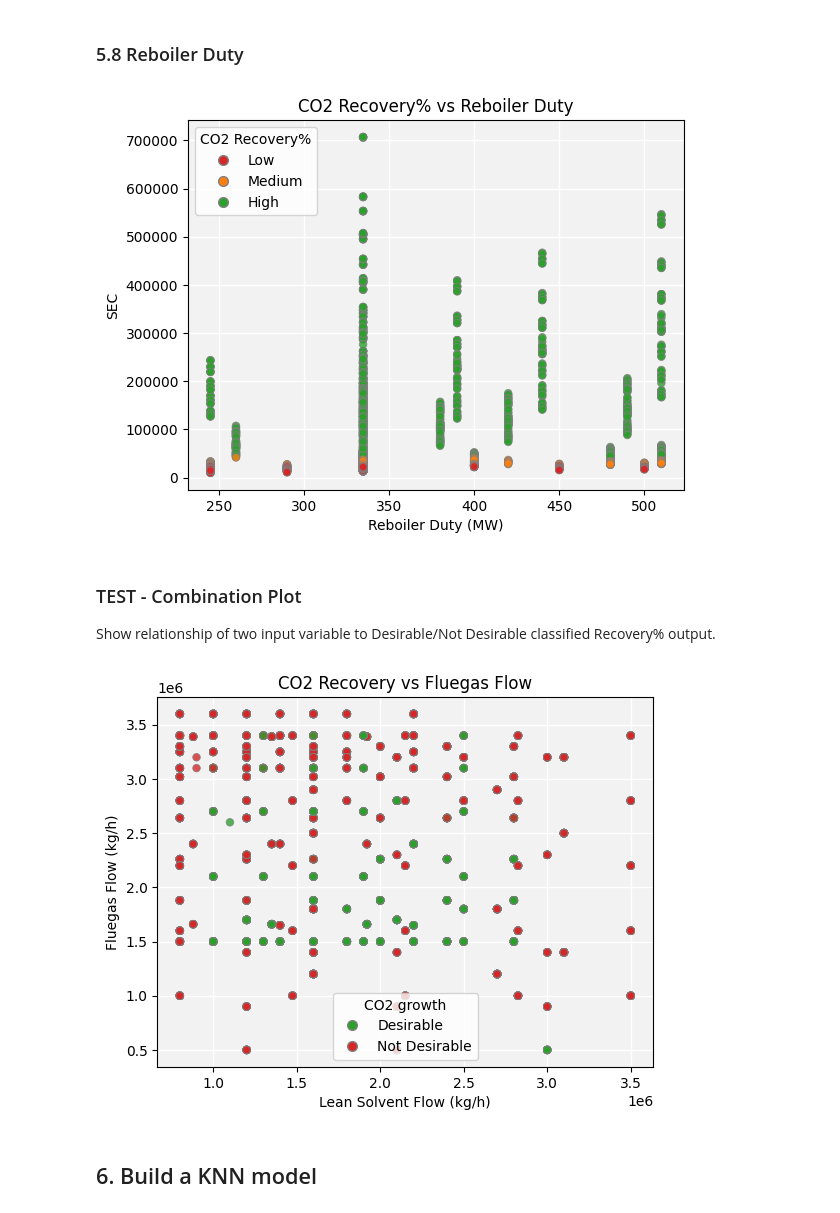
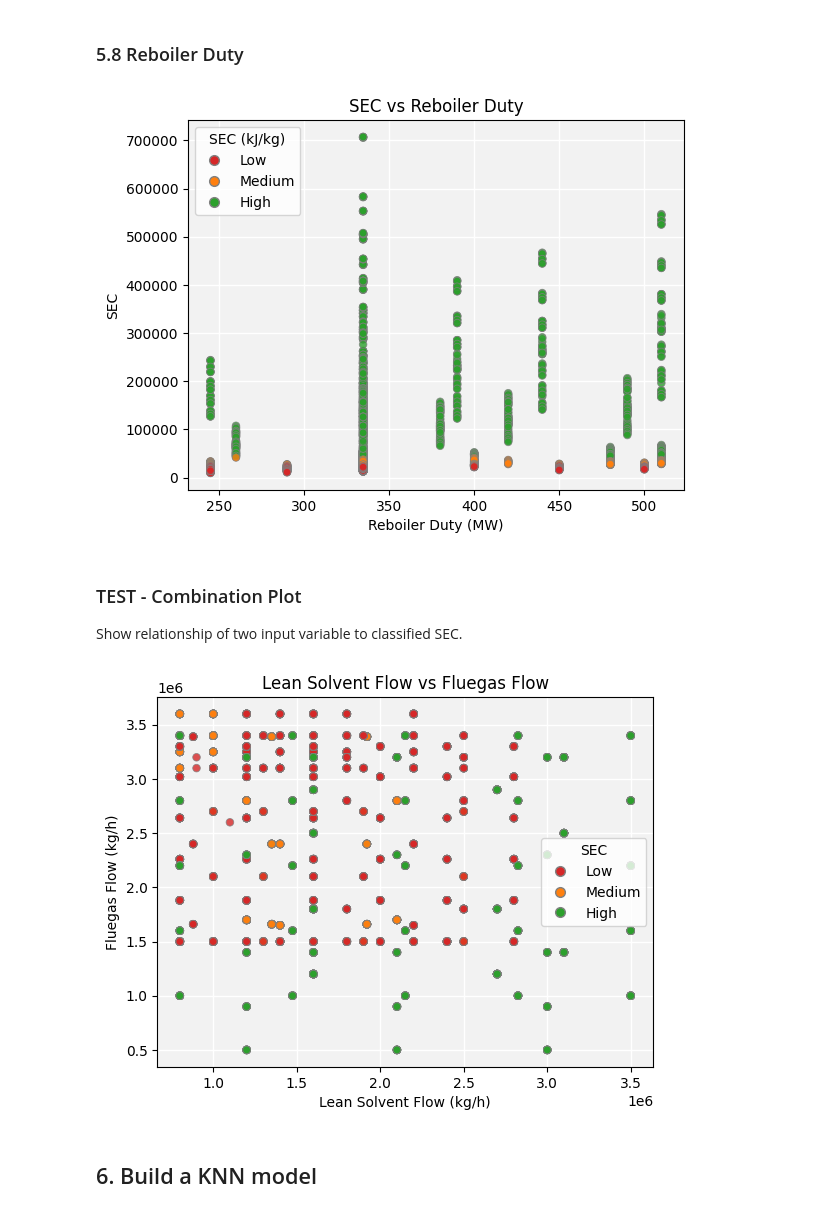
Before and after one commit to ialipon/ENCH680PRJ, a Jupyter notebook: PRJ_knn-sec.ipynb, the cells around one changed output. Cells and saved outputs as stored; diff of their text form; code cells hidden in the pictures.

```diff
--- a/PRJ_knn-sec.ipynb
+++ b/PRJ_knn-sec.ipynb
@@ -488,7 +488,7 @@ label_colors = {"Low": "tab:red", "Medium": "tab:orange", "High": "tab:green"}
 ax = Rec_data.plot.scatter(
     x="Reboiler Duty (MW)",
     y="SEC (kJ/kg)",
-    title="CO2 Recovery% vs Reboiler Duty",
+    title="SEC vs Reboiler Duty",
     grid=True,
     logx=False,
     label="SEC vs Reboiler Duty",
@@ -516,7 +516,7 @@ legend_handles = [
     )
     for label, color in label_colors.items()
 ]
-ax.legend(handles=legend_handles, title="CO2 Recovery%")
+ax.legend(handles=legend_handles, title="SEC (kJ/kg)")
 
 ax.figure.set_facecolor("white")  # the whole figure (outside the axes)
 ax.set_facecolor("#f2f2f2")  # the plotting area (inside the axes)
@@ -526,20 +526,20 @@ ax.set_axisbelow(True)
 
 plt.show()
 # %% [output]
-[figure, old version]
+[figure, new version]
 # %% [markdown]
 ### TEST - Combination Plot
-Show relationship of two input variable to Desirable/Not Desirable classified Recovery% output.
+Show relationship of two input variable to classified SEC.
 # %%
 from matplotlib.lines import Line2D
 
-# One color per Recovery% Classification label, used for both the points and the legend
-label_colors = {"Desirable": "tab:green", "Not Desirable": "tab:red"}
+# One color per SEC Classification label, used for both the points and the legend
+label_colors = {"Low": "tab:red", "Medium": "tab:orange", "High": "tab:green"}
 
 ax = Rec_data.plot.scatter(
     x="Lean Solvent Flow (kg/h)",
     y="Fluegas Flow (kg/h)",
-    title="CO2 Recovery vs Fluegas Flow",
+    title="Lean Solvent Flow vs Fluegas Flow",
     grid=True,
     logx=False,
     logy=False,
@@ -549,35 +549,35 @@ ax = Rec_data.plot.scatter(
     c=Rec_data["Classification"].map(label_colors),  # color of the points
     s=30,  # size of the points
     edgecolor="grey",  # edge color of the points
     linewidth=0.6,  # edge line width of the points
     alpha=0.8,  # transparency of the points
 )
 
 # Legend: one marker per label, drawn in the same color as the points
 legend_handles = [
     Line2D(
         [],
         [],
         marker="o",
         linestyle="",
         markerfacecolor=color,
         markeredgecolor="grey",
         markersize=7,
         label=label,
     )
     for label, color in label_colors.items()
 ]
-ax.legend(handles=legend_handles, title="CO2 growth")
+ax.legend(handles=legend_handles, title="SEC")
 
 ax.figure.set_facecolor("white")  # the whole figure (outside the axes)
 ax.set_facecolor("#f2f2f2")  # the plotting area (inside the axes)
 
 ax.grid(color="white", linewidth=1)
 ax.set_axisbelow(True)
 
 plt.show()
 # %% [output]
-[figure, old version]
+[figure, new version]
 # %% [markdown]
 ## 6. Build a KNN model
 # %% [markdown]
```
Also changed, not shown: parts of 17 cells of this notebook.
